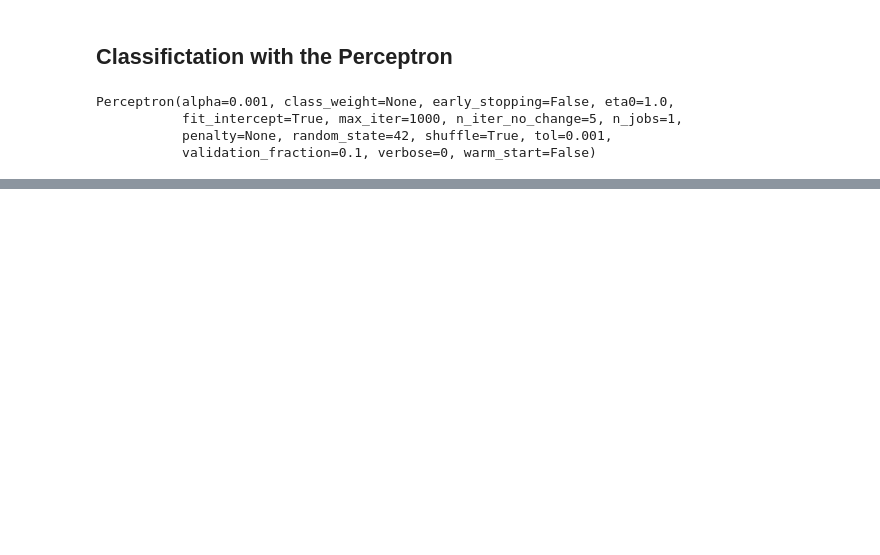
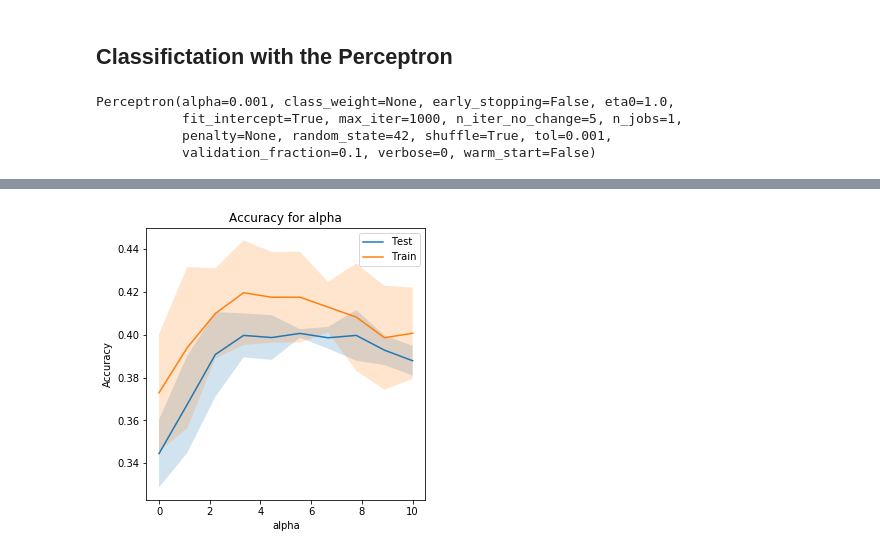
Before and after one commit to GreenSnabl/robotics_ml, a Jupyter notebook: ml_course_en/assignments/Assignment 04. Basics of neural networks.ipynb, the cells around one changed output, grey strips where cells are left out. Saved outputs shown, nothing was run; the diff lists cells and outputs as text; code cells hidden in the pictures; blank space fills up the shorter version.

```diff
--- a/ml_course_en/assignments/Assignment 04. Basics of neural networks.ipynb
+++ b/ml_course_en/assignments/Assignment 04. Basics of neural networks.ipynb
@@ -350,0 +421,2 @@ plot_grid_search(grid_mlp.cv_results_, params_mlp['hidden_layer_sizes'], params_
+# %%
+grid_mlp = GridSearchCV(MLPClassifier(max_iter=100), param_grid=parameter_space, cv=3, n_jobs=-1, verbose=True)
@@ -350,0 +502,41 @@ plot_grid_search(grid_mlp.cv_results_, params_mlp['hidden_layer_sizes'], params_
+# %%
+def plot_acc(train_acc_mean, train_acc_std, test_acc_mean, test_acc_std, X_ax, name):
+    fig = plt.figure(figsize=(5,5))
+    ax = fig.add_subplot(title="Accuracy for {}".format(name))
+
+    train_acc_mean = np.array(train_acc_mean)
+    train_acc_std = np.array(train_acc_std)
+    test_acc_mean = np.array(test_acc_mean)
+    test_acc_std = np.array(test_acc_std)
+
+    lines = plt.plot(X_ax, train_acc_mean)
+    plt.fill_between(X_ax, train_acc_mean - train_acc_std, train_acc_mean + train_acc_std, edgecolor='none',
+                     facecolor=lines[0].get_color(), alpha=0.2)
+    lines = plt.plot(X_ax, test_acc_mean)
+    plt.fill_between(X_ax, test_acc_mean - test_acc_std, test_acc_mean + test_acc_std, edgecolor='none',
+                     facecolor=lines[0].get_color(), alpha=0.2)
+
+    ax.set_xlabel(name)
+    ax.set_ylabel("Accuracy")
+    plt.legend(labels=("Test", "Train"))
+    plt.show()
+# %%
+%%time
+
+train_acc_mean = []
+train_acc_std = []
+test_acc_mean = []
+test_acc_std = []
+
+alphas = np.linspace(0,10,10)
+for i in alphas:
+
+    mlp = MLPClassifier(alpha=i,hidden_layer_sizes=(25,), random_state=42, max_iter=2000)
+    train_score = cross_val_score(mlp, train_X, train_y, cv=4, n_jobs=-1)
+    test_score = cross_val_score(mlp, test_X, test_y, cv=4, n_jobs=-1)
+
+    train_acc_mean.append(np.mean(train_score))
+    train_acc_std.append(np.std(train_score))
+
+    test_acc_mean.append(np.mean(test_score))
+    test_acc_std.append(np.std(test_score))
@@ -350,0 +546,4 @@ plot_grid_search(grid_mlp.cv_results_, params_mlp['hidden_layer_sizes'], params_
+# %%
+plot_acc(test_acc_mean, train_acc_std, train_acc_mean, test_acc_std, alphas, "alpha")
+# %% [output]
+[figure, added]
```
Also changed, not shown: parts of 42 cells of this notebook, 4 other files.
